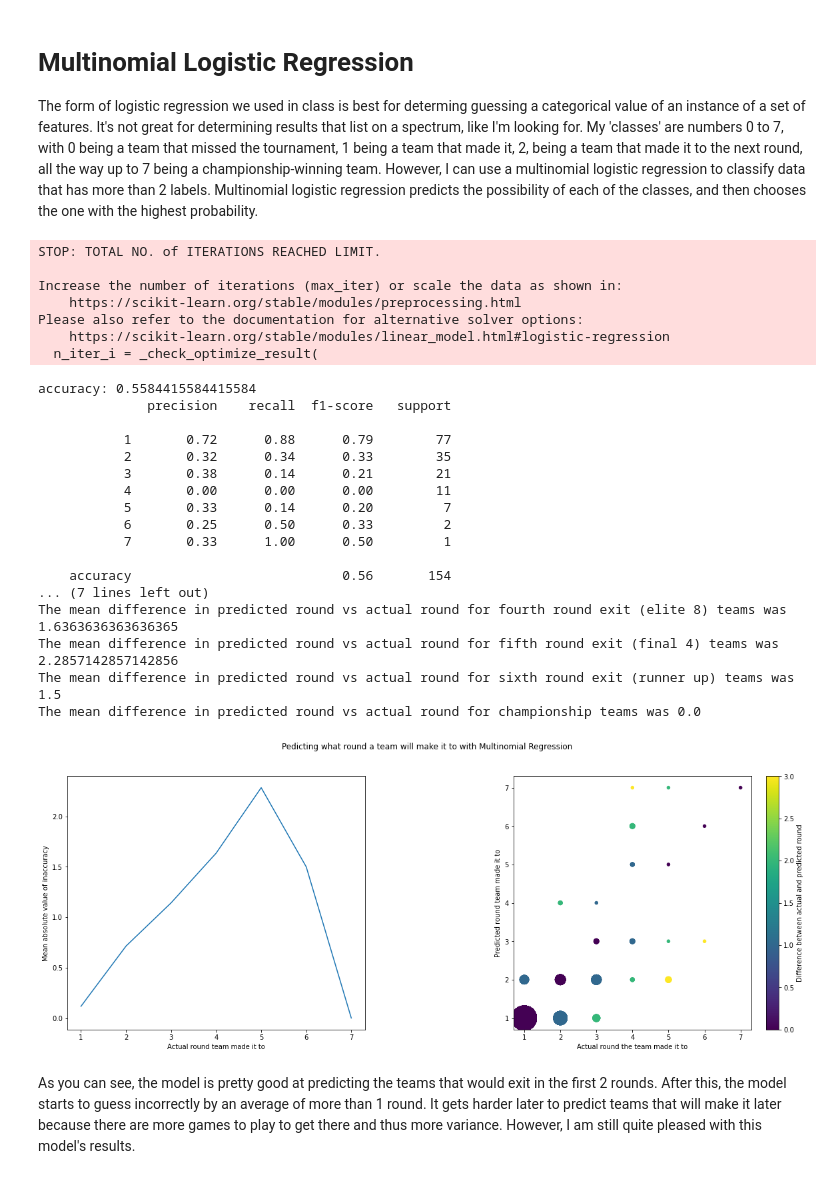
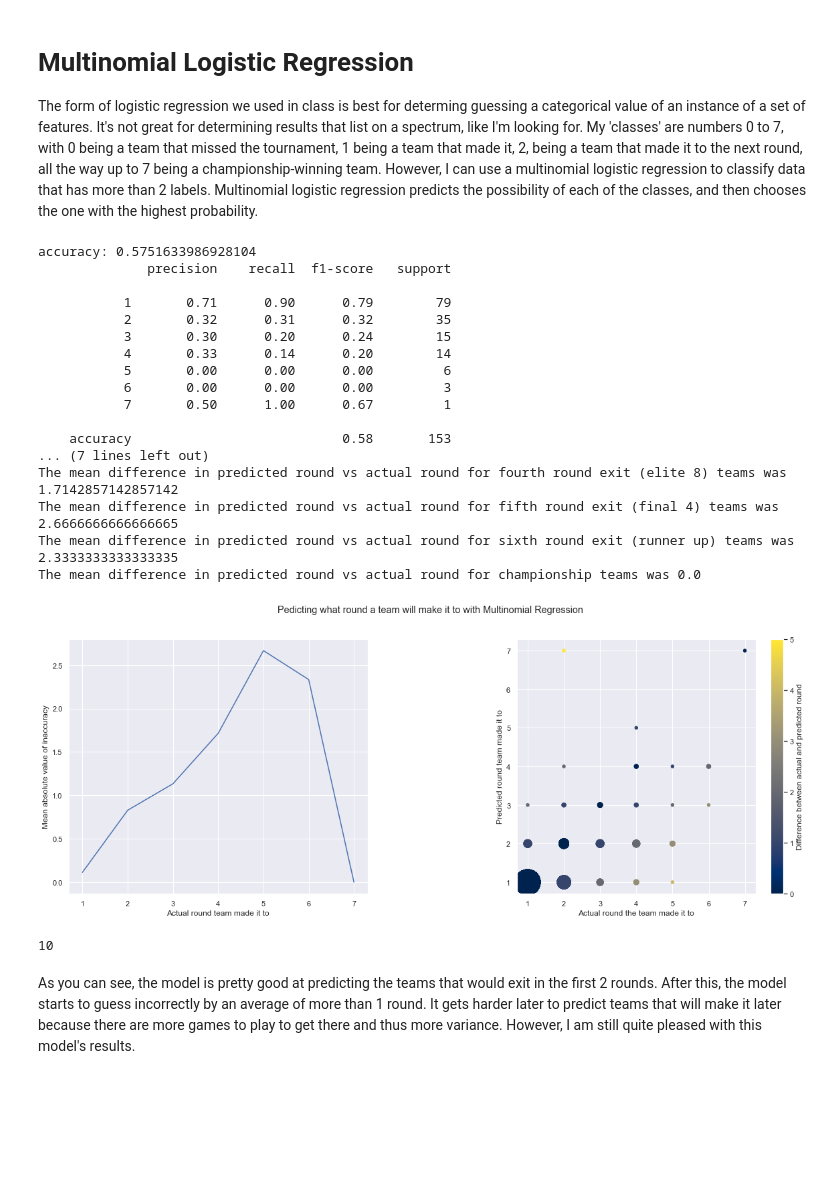
Before and after one commit to ajbenz18/march-madness-model, a Jupyter notebook: analysis.ipynb, the cells around one changed output. Cells and saved outputs as stored; diff of their text form; code cells hidden in the pictures; blank space fills up the shorter version.

```diff
--- a/analysis.ipynb
+++ b/analysis.ipynb
@@ -69,6 +70,8 @@ from sklearn.model_selection import RepeatedStratifiedKFold
 from sklearn.linear_model import LogisticRegression
 from sklearn.svm import SVC
 import pickle
+import seaborn as sns
+sns.set_theme()
 # %%
 all_data = pd.read_csv("alldataclean.csv") # data from https://www.kaggle.com/datasets/andrewsundberg/college-basketball-dataset?resource=download
 all_data.drop('BARTHAG', inplace=True, axis=1) # A stat calculated by Bart Torvik that is essentially a metric of
@@ -104,6 +107,7 @@ array(['S16', 'E8', 'Champions', 'R32', 'F4', 'R64', '2ND', nan, 'R68'],
       dtype=object)
 # %%
 all_data.replace({"Champions": 7, "2ND": 6, "F4":5, "E8":4, "S16":3, "R32": 2, "R64": 1, "R68":1, np.nan:0}, inplace=True)
+all_data = all_data[all_data['POSTSEASON'] > 0]
 tourney_teams = all_data[all_data['POSTSEASON'] > 0]
 # %% [markdown]
 ## Creating a multiple regression linear model
@@ -260,7 +264,7 @@ def analyze_results(pred_labels, test_labels, model_type, classifier=False):
     ax1.set(xlabel="Actual round team made it to")
     ax1.set(ylabel="Mean absolute value of inaccuracy")
 
-    im2 = ax2.scatter(comp_tourney['actual'], comp_tourney['pred'], c=comp_tourney['dif'], s=comp_tourney['size']*20)
+    im2 = ax2.scatter(comp_tourney['actual'], comp_tourney['pred'], c=comp_tourney['dif'], s=comp_tourney['size']*20, cmap="cividis")
     ax2.set(xlabel= 'Actual round the team made it to')
     ax2.set(ylabel="Predicted round team made it to")
     fig.colorbar(im2, label='Difference between actual and predicted round')
@@ -290,37 +308,53 @@ The form of logistic regression we used in class is best for determing guessing
 # %%
-multinomialModel = LogisticRegression(multi_class="multinomial", solver="lbfgs", max_iter=10000, C=10)
+mults = [-2, -1, 0, 1, 2]
+bestC = None
+bestDif = 13
+for m in mults: # determine the C value that minimizes error
+    c = 10**m
+    multinomialModel = LogisticRegression(multi_class="multinomial", solver="lbfgs", max_iter=10000, C=c)
 
-multinomialModel.fit(train_vectors, train_labels)
+    multinomialModel.fit(pca_train_vectors, train_labels)
 
-pred_labels = multinomialModel.predict(test_vectors)
+    pred_labels = multinomialModel.predict(pca_test_vectors)
+
+    comp_tourney = pd.DataFrame({"pred":list(pred_labels), 'actual':list(test_labels)})
+    comp_tourney.columns = ['pred', 'actual']
+    comp_tourney['dif'] = abs(comp_tourney['pred'] - comp_tourney['actual'])
+    dif = comp_tourney['dif'].mean()
+    if dif < bestDif:
+        bestDif = dif
+        bestC = c
+
+# make the model with the best c I found
+multinomialModel = LogisticRegression(multi_class="multinomial", solver="lbfgs", max_iter=10000, C=bestC)
+multinomialModel.fit(pca_train_vectors, train_labels)
+pred_labels = multinomialModel.predict(pca_test_vectors)
+
 
 analyze_results(pred_labels, test_labels, "Multinomial Regression", classifier=True)
 # %% [output]
-STOP: TOTAL NO. of ITERATIONS REACHED LIMIT.
+accuracy: 0.5751633986928104
+              precision    recall  f1-score   support
 
-Increase the number of iterations (max_iter) or scale the data as shown in:
-    https://scikit-learn.org/stable/modules/preprocessing.html
-Please also refer to the documentation for alternative solver options:
-    https://scikit-learn.org/stable/modules/linear_model.html#logistic-regression
-  n_iter_i = _check_optimize_result(
+           1       0.71      0.90      0.79        79
+           2       0.32      0.31      0.32        35
+           3       0.30      0.20      0.24        15
+           4       0.33      0.14      0.20        14
+           5       0.00      0.00      0.00         6
+           6       0.00      0.00      0.00         3
+           7       0.50      1.00      0.67         1
+
+    accuracy                           0.58       153
+... (7 lines left out)
+The mean difference in predicted round vs actual round for fourth round exit (elite 8) teams was 1.7142857142857142
+The mean difference in predicted round vs actual round for fifth round exit (final 4) teams was 2.6666666666666665
+The mean difference in predicted round vs actual round for sixth round exit (runner up) teams was 2.3333333333333335
+The mean difference in predicted round vs actual round for championship teams was 0.0
-accuracy: 0.5584415584415584
-              precision    recall  f1-score   support
-
-           1       0.72      0.88      0.79        77
-           2       0.32      0.34      0.33        35
-           3       0.38      0.14      0.21        21
-           4       0.00      0.00      0.00        11
-           5       0.33      0.14      0.20         7
-           6       0.25      0.50      0.33         2
-           7       0.33      1.00      0.50         1
-
-    accuracy                           0.56       154
-... (7 lines left out)
-The mean difference in predicted round vs actual round for fourth round exit (elite 8) teams was 1.6363636363636365
-The mean difference in predicted round vs actual round for fifth round exit (final 4) teams was 2.2857142857142856
-The mean difference in predicted round vs actual round for sixth round exit (runner up) teams was 1.5
-The mean difference in predicted round vs actual round for championship teams was 0.0
-[figure, old version]
+[figure, new version]
+# %%
+bestC
+# %% [output]
+10
 # %% [markdown]
 As you can see, the model is pretty good at predicting the teams that would exit in the first 2 rounds. After this, the model starts to guess incorrectly by an average of more than 1 round. It gets harder later to predict teams that will make it later because there are more games to play to get there and thus more variance. However, I am still quite pleased with this model's results.
 # %% [markdown]
```
Also changed, not shown: parts of 25 cells of this notebook, 1 other file.
